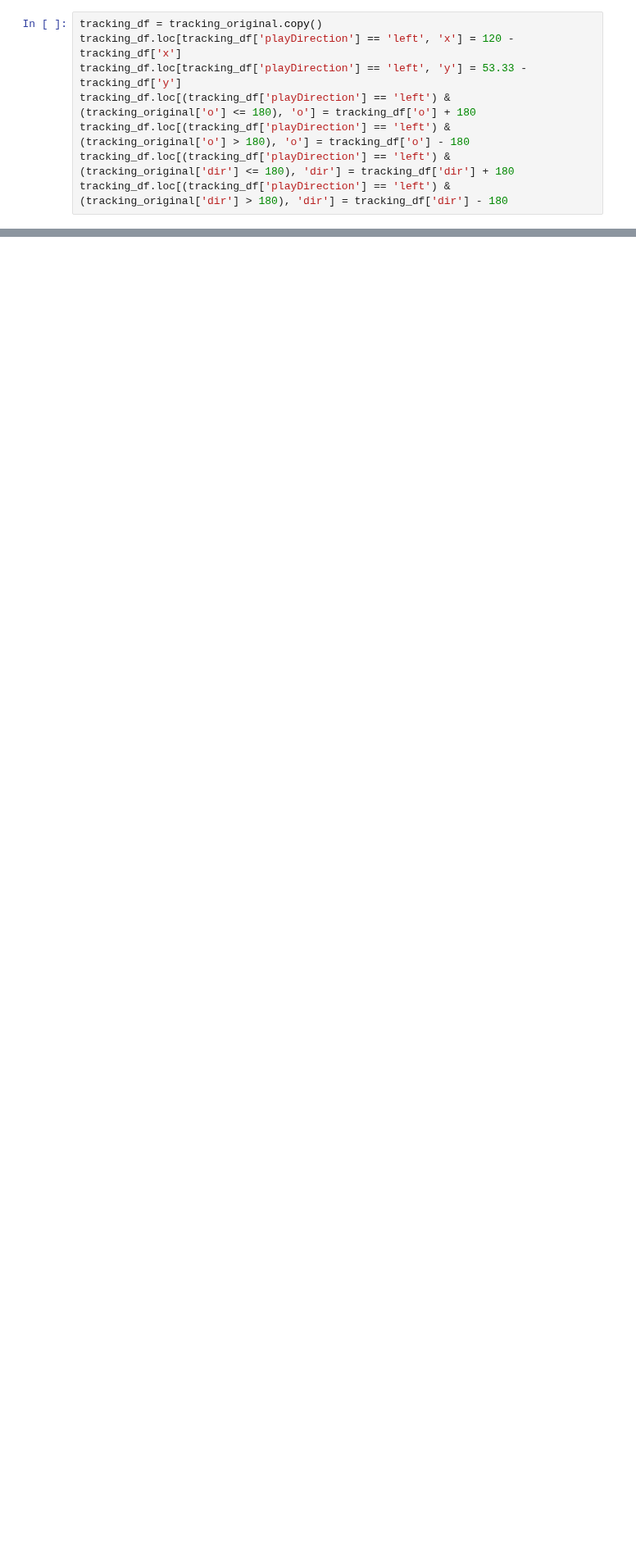
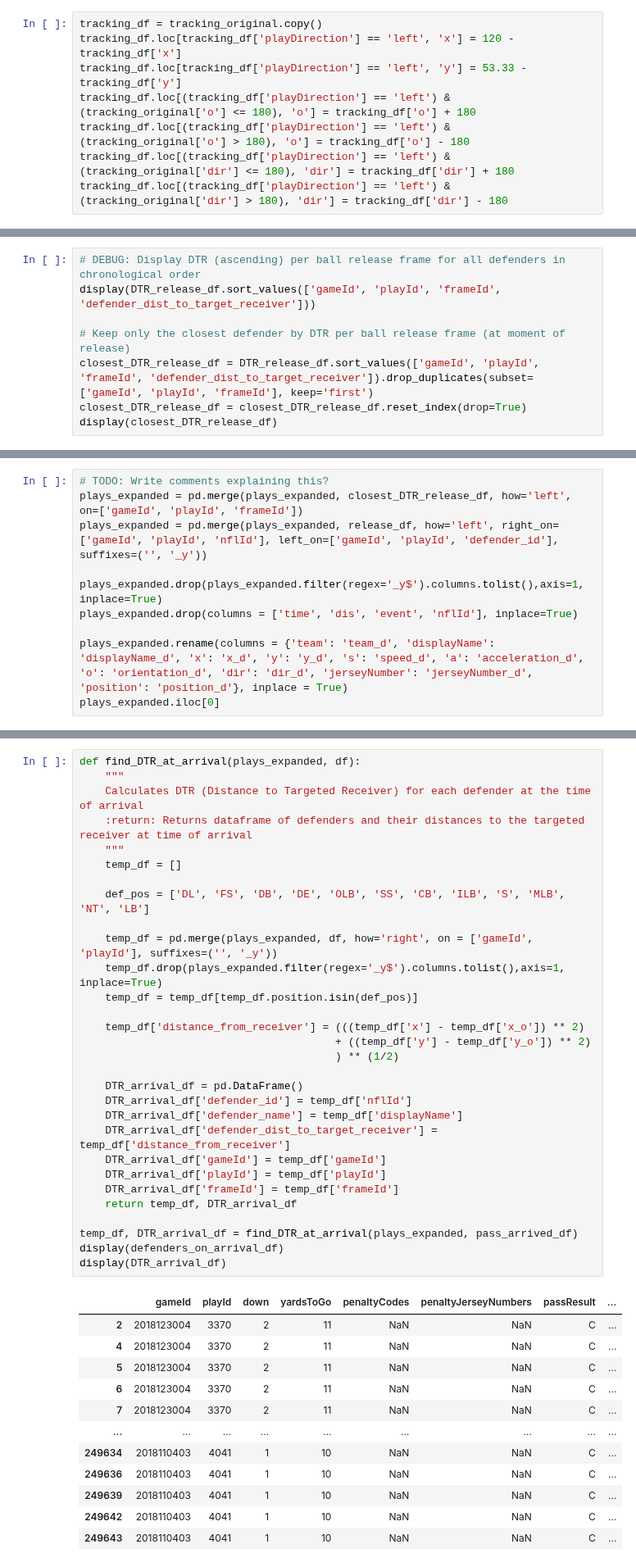
Before and after one commit to gzhang1218/big-data-bowl-2021, a Jupyter notebook: big-data-bowl.ipynb, the cells around one changed output, grey strips where cells are left out. Shown at 82% size. Drawn from its saved outputs; the diff is of its cells as text; blank space fills up the shorter version.

```diff
--- a/big-data-bowl.ipynb
+++ b/big-data-bowl.ipynb
@@ -293,0 +239,8 @@ display(top_three_defenders_arrival_exclusion)
+# %%
+# DEBUG: Display DTR (ascending) per ball release frame for all defenders in chronological order
+display(DTR_release_df.sort_values(['gameId', 'playId', 'frameId', 'defender_dist_to_target_receiver']))
+
+# Keep only the closest defender by DTR per ball release frame (at moment of release)
+closest_DTR_release_df = DTR_release_df.sort_values(['gameId', 'playId', 'frameId', 'defender_dist_to_target_receiver']).drop_duplicates(subset=['gameId', 'playId', 'frameId'], keep='first')
+closest_DTR_release_df = closest_DTR_release_df.reset_index(drop=True)
+display(closest_DTR_release_df)
@@ -293,0 +276,10 @@ display(top_three_defenders_arrival_exclusion)
+# %%
+# TODO: Write comments explaining this?
+plays_expanded = pd.merge(plays_expanded, closest_DTR_release_df, how='left', on=['gameId', 'playId', 'frameId'])
+plays_expanded = pd.merge(plays_expanded, release_df, how='left', right_on=['gameId', 'playId', 'nflId'], left_on=['gameId', 'playId', 'defender_id'], suffixes=('', '_y'))
+
+plays_expanded.drop(plays_expanded.filter(regex='_y$').columns.tolist(),axis=1, inplace=True)
+plays_expanded.drop(columns = ['time', 'dis', 'event', 'nflId'], inplace=True)
+
+plays_expanded.rename(columns = {'team': 'team_d', 'displayName': 'displayName_d', 'x': 'x_d', 'y': 'y_d', 's': 'speed_d', 'a': 'acceleration_d', 'o': 'orientation_d', 'dir': 'dir_d', 'jerseyNumber': 'jerseyNumber_d', 'position': 'position_d'}, inplace = True)
+plays_expanded.iloc[0]
@@ -293,0 +492,43 @@ display(top_three_defenders_arrival_exclusion)
+# %%
+def find_DTR_at_arrival(plays_expanded, df):
+    """
+    Calculates DTR (Distance to Targeted Receiver) for each defender at the time of arrival
+    :return: Returns dataframe of defenders and their distances to the targeted receiver at time of arrival
+    """
+    temp_df = []
+
+    def_pos = ['DL', 'FS', 'DB', 'DE', 'OLB', 'SS', 'CB', 'ILB', 'S', 'MLB', 'NT', 'LB']
+
+    temp_df = pd.merge(plays_expanded, df, how='right', on = ['gameId', 'playId'], suffixes=('', '_y'))
+    temp_df.drop(plays_expanded.filter(regex='_y$').columns.tolist(),axis=1, inplace=True)
+    temp_df = temp_df[temp_df.position.isin(def_pos)]
+
+    temp_df['distance_from_receiver'] = (((temp_df['x'] - temp_df['x_o']) ** 2)
+                                        + ((temp_df['y'] - temp_df['y_o']) ** 2)
+                                        ) ** (1/2)
+
+    DTR_arrival_df = pd.DataFrame()
+    DTR_arrival_df['defender_id'] = temp_df['nflId']
+    DTR_arrival_df['defender_name'] = temp_df['displayName']
+    DTR_arrival_df['defender_dist_to_target_receiver'] = temp_df['distance_from_receiver']
+    DTR_arrival_df['gameId'] = temp_df['gameId']
+    DTR_arrival_df['playId'] = temp_df['playId']
+    DTR_arrival_df['frameId'] = temp_df['frameId']
+    return temp_df, DTR_arrival_df
+
+temp_df, DTR_arrival_df = find_DTR_at_arrival(plays_expanded, pass_arrived_df)
+display(defenders_on_arrival_df)
+display(DTR_arrival_df)
+# %% [output]
+|  | gameId | playId | down | yardsToGo | penaltyCodes | penaltyJerseyNumbers | passResult | ... |
+| 2 | 2018123004 | 3370 | 2 | 11 | NaN | NaN | C | ... |
+| 4 | 2018123004 | 3370 | 2 | 11 | NaN | NaN | C | ... |
+| 5 | 2018123004 | 3370 | 2 | 11 | NaN | NaN | C | ... |
+| 6 | 2018123004 | 3370 | 2 | 11 | NaN | NaN | C | ... |
+| 7 | 2018123004 | 3370 | 2 | 11 | NaN | NaN | C | ... |
+| ... | ... | ... | ... | ... | ... | ... | ... | ... |
+| 249634 | 2018110403 | 4041 | 1 | 10 | NaN | NaN | C | ... |
+| 249636 | 2018110403 | 4041 | 1 | 10 | NaN | NaN | C | ... |
+| 249639 | 2018110403 | 4041 | 1 | 10 | NaN | NaN | C | ... |
+| 249642 | 2018110403 | 4041 | 1 | 10 | NaN | NaN | C | ... |
+| 249643 | 2018110403 | 4041 | 1 | 10 | NaN | NaN | C | ... |
```
Also changed, not shown: parts of 52 cells of this notebook.
